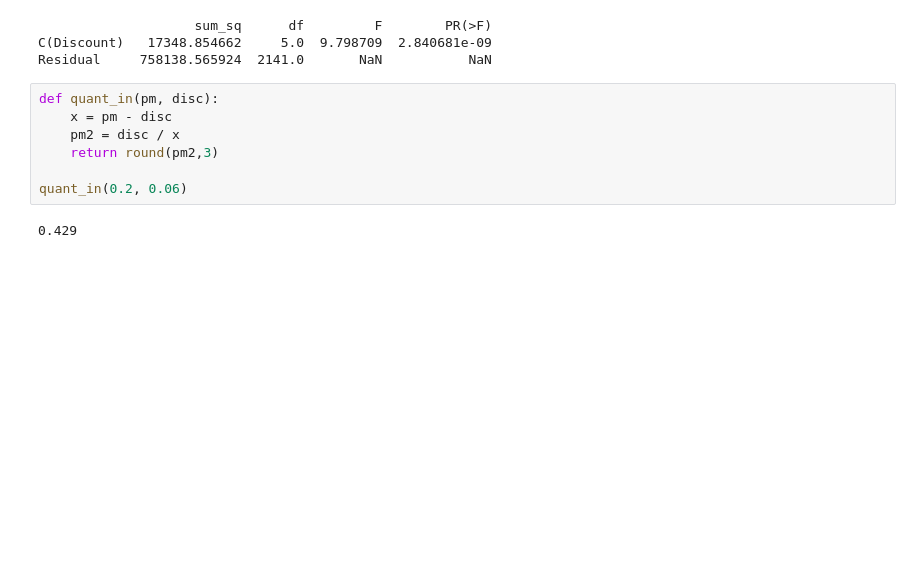
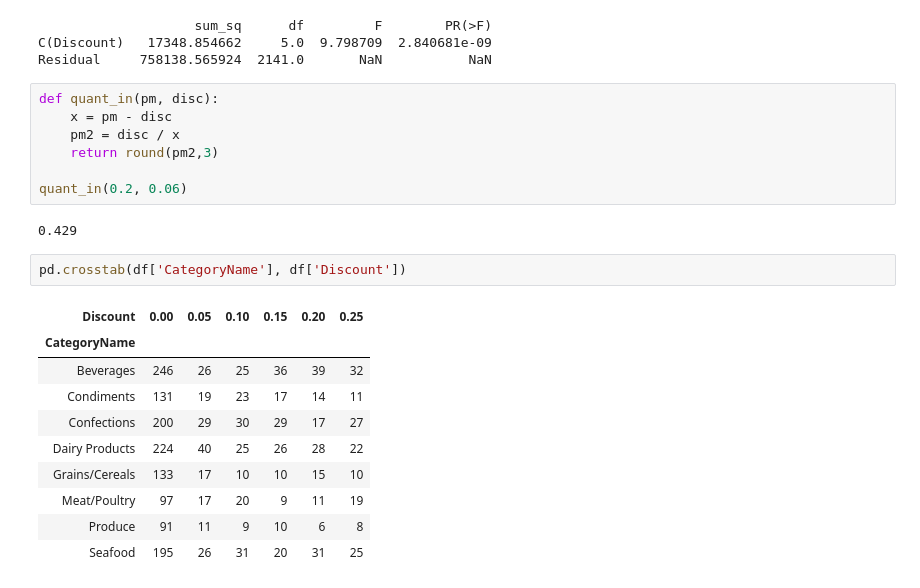
Before and after one commit to zachzazueta/Northwinds_redo, a Jupyter notebook: Northwinds_redo1.ipynb, the cells around one changed output. Saved outputs shown, nothing was run; the diff lists cells and outputs as text; blank space fills up the shorter version.

```diff
--- a/Northwinds_redo1.ipynb
+++ b/Northwinds_redo1.ipynb
@@ -202,3 +188,16 @@ def quant_in(pm, disc):
 quant_in(0.2, 0.06)
 # %% [output]
 0.429
+# %%
+pd.crosstab(df['CategoryName'], df['Discount'])
+# %% [output]
+| Discount | 0.00 | 0.05 | 0.10 | 0.15 | 0.20 | 0.25 |
+| CategoryName |  |  |  |  |  |  |
+| Beverages | 246 | 26 | 25 | 36 | 39 | 32 |
+| Condiments | 131 | 19 | 23 | 17 | 14 | 11 |
+| Confections | 200 | 29 | 30 | 29 | 17 | 27 |
+| Dairy Products | 224 | 40 | 25 | 26 | 28 | 22 |
+| Grains/Cereals | 133 | 17 | 10 | 10 | 15 | 10 |
+| Meat/Poultry | 97 | 17 | 20 | 9 | 11 | 19 |
+| Produce | 91 | 11 | 9 | 10 | 6 | 8 |
+| Seafood | 195 | 26 | 31 | 20 | 31 | 25 |
```
Also changed, not shown: parts of 4 cells of this notebook.
